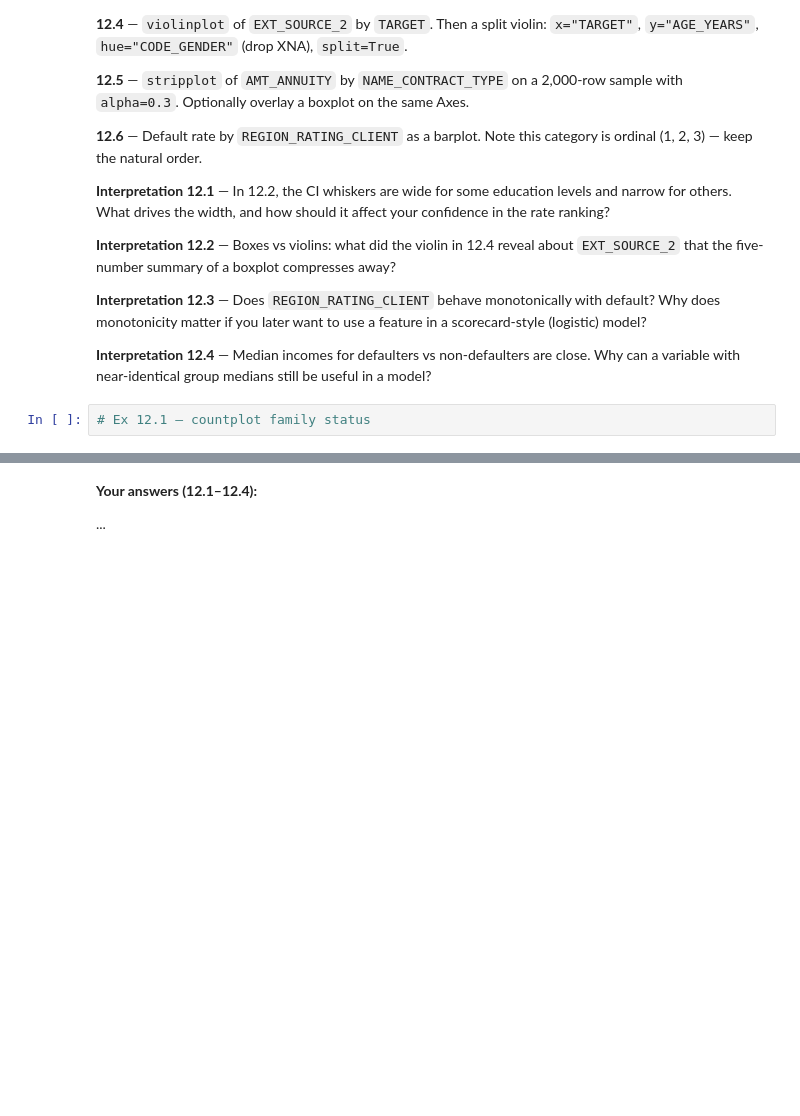
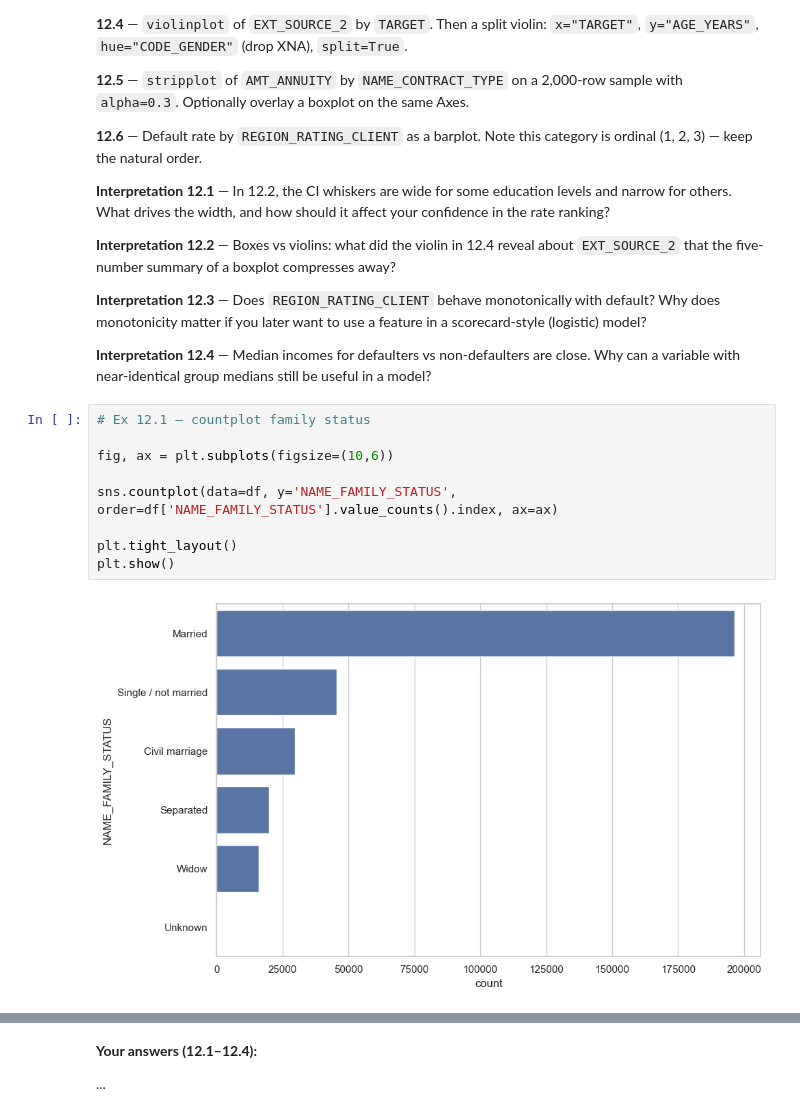
Before and after one commit to smallchuch/CreditRiskLearning, a Jupyter notebook: Learning Journey/1.5 Matplotlib + Seaborn/matplotlib_seaborn_practice_home_credit.ipynb, the cells around one changed output, grey strips where cells are left out. Cells and saved outputs as stored; diff of their text form; blank space fills up the shorter version.

```diff
--- a/Learning Journey/1.5 Matplotlib + Seaborn/matplotlib_seaborn_practice_home_credit.ipynb
+++ b/Learning Journey/1.5 Matplotlib + Seaborn/matplotlib_seaborn_practice_home_credit.ipynb
@@ -1732,5 +1732,14 @@ sns.violinplot(..., hue="CODE_GENDER", split=True)     # split violins
 **Interpretation 12.4** — Median incomes for defaulters vs non-defaulters are close. Why can a variable with near-identical group medians still be useful in a model?
 # %%
 # Ex 12.1 — countplot family status
+
+fig, ax = plt.subplots(figsize=(10,6))
+
+sns.countplot(data=df, y='NAME_FAMILY_STATUS', order=df['NAME_FAMILY_STATUS'].value_counts().index, ax=ax)
+
+plt.tight_layout()
+plt.show()
+# %% [output]
+[figure, added]
 # %%
 # Ex 12.2 — barplot default rate by education with CIs
```
Also changed, not shown: parts of 13 cells of this notebook.
